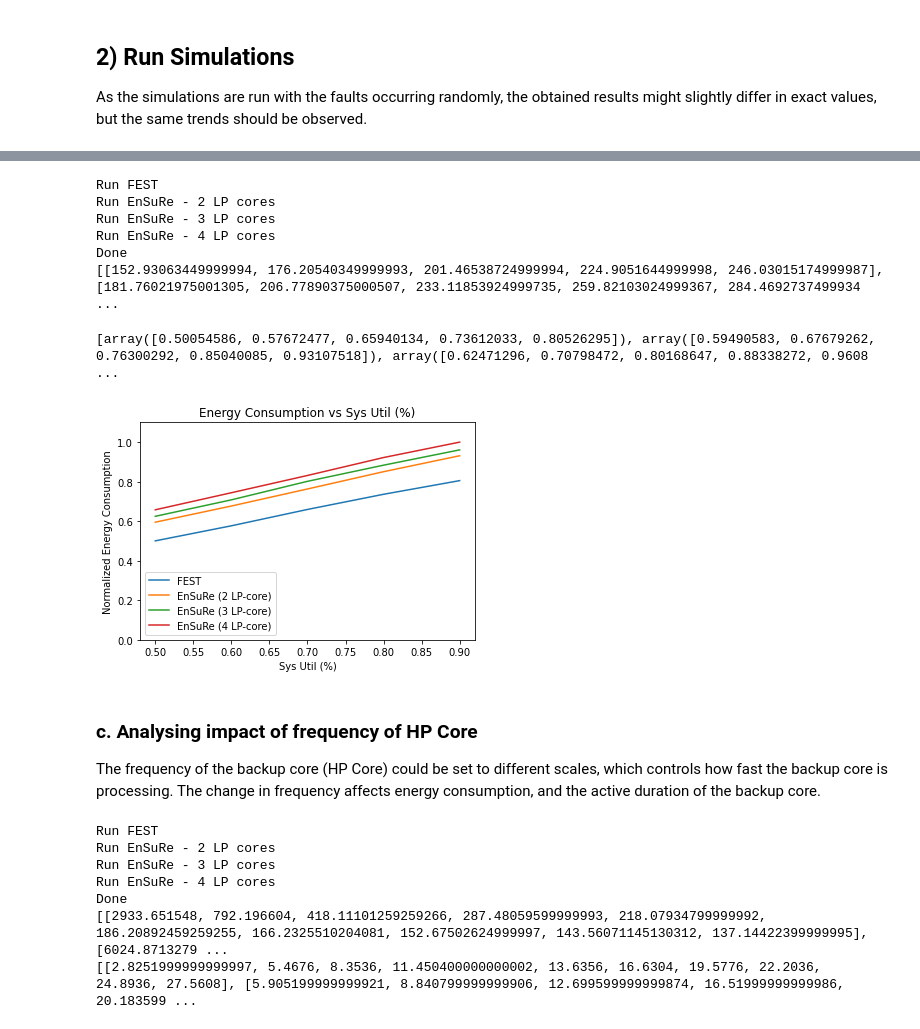
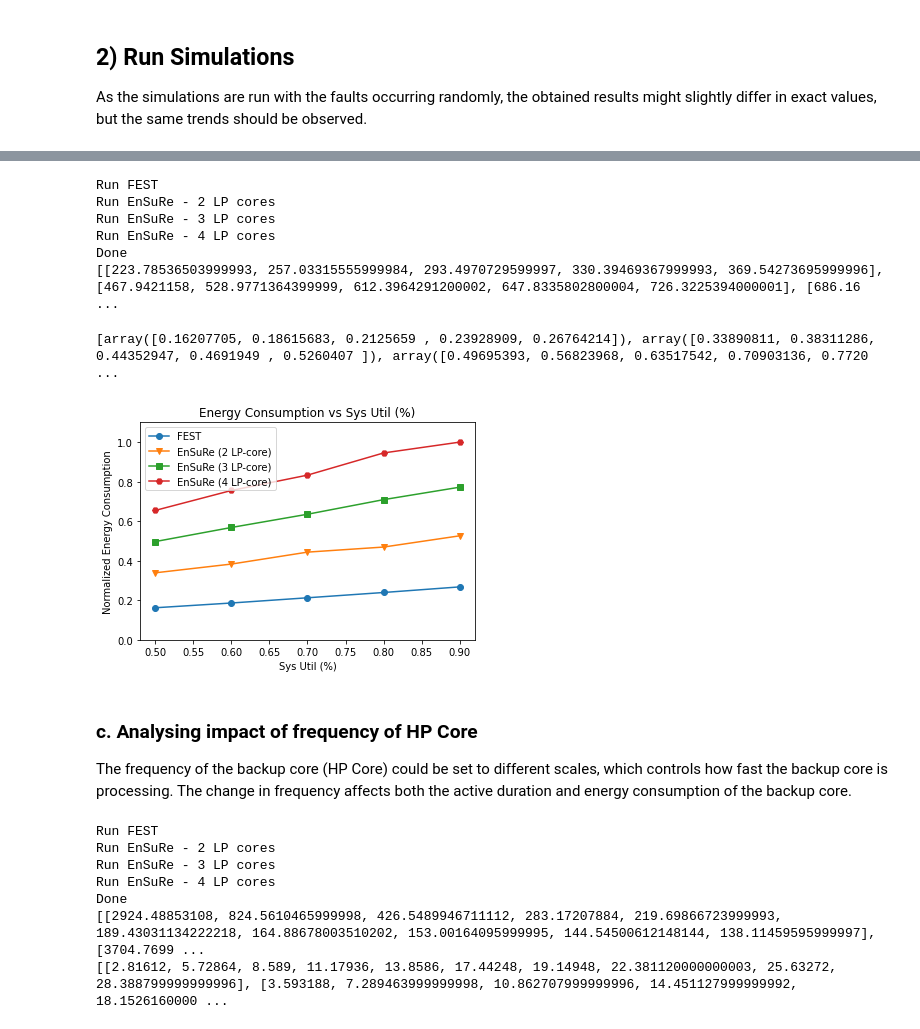
Before and after one commit to amin-kian/FT-RT-Scheduling-with-RL, a Jupyter notebook: FEST and EnSuRe Simulation.ipynb, the cells around one changed output, grey strips where cells are left out. Saved outputs shown, nothing was run; the diff lists cells and outputs as text; code cells hidden in the pictures.

```diff
--- a/FEST and EnSuRe Simulation.ipynb
+++ b/FEST and EnSuRe Simulation.ipynb
@@ -18,8 +18,9 @@ num_sets = 5  # no. task sets to generate with this configuration
 n = 200  # no. tasks in set
 frame_duration = 500  # length of frame, in ms
 
-precision_dp = 2  # how many decimal places, i.e. 0.01
-time_step = 1 / 10**precision_dp  #0.01
+precision_taskgen = 2 # decimal places for execution time in taskset generation, i.e. 0.01 = 2 dp
+precision_dp = 4  # decimal places for system, i.e. 0.001 = 3 dp
+time_step = 1/10**precision_dp  # how responsive the system is, for execution time to be split into time units
 lp_hp_ratio = 0.8  # ratio of LP core:HP core speeds
 # %% [markdown]
 ## 2) Generate Task Sets (optional)
@@ -31,11 +32,14 @@ As the tasksets are randomly generated, the obtained results might slightly diff
 # import taskset generator algorithm from .py file
 from TasksetGenerator import TasksetGenerator
 
-# 1. Generate tasksets for system utilisation 50%, 60%, 70%, 80%, 90%
+num_lpcores = [1, 2, 3, 4]
+
+# 1. Generate tasksets for system utilisation 50%, 60%, 70%, 80%, 90%, and no. LP cores 1, 2, 3, 4
 for sys_util in sys_utils:
     for i in range(num_sets):
-        taskset_gen = TasksetGenerator("normal", n, frame_duration, sys_util, precision_dp, lp_hp_ratio)
-        taskset_gen.generate('tasksets/sysutil{0}_{1}.csv'.format(sys_util, i))
+        for x in num_lpcores:
+            taskset_gen = TasksetGenerator("normal", n, frame_duration, sys_util, precision_taskgen, x, lp_hp_ratio)
+            taskset_gen.generate('tasksets/sysutil{0}_cores{1}_{2}.csv'.format(sys_util, x, i))
 # %% [markdown]
 ## 2) Run Simulations
 
@@ -65,7 +71,7 @@ def run(scheduler_type, num_lpcores):
     energy_consumed_per_sysutil = 0
     for i in range(num_sets):
         # i. import task set
-        with open('tasksets/sysutil{0}_{1}.csv'.format(sys_util, i)) as read_obj:
+        with open('tasksets/sysutil{0}_cores{1}_{2}.csv'.format(sys_util, 1, i)) as read_obj:
             # pass the file object to reader() to get the reader object
             csv_reader = reader(read_obj)
             # Get all rows of csv from csv_reader object as list of tuples
@@ -164,7 +171,7 @@ def run(scheduler_type, num_lpcores):
         energy_consumed_per_sysutil = 0
         for i in range(num_sets):
             # i. import task set
-            with open('tasksets/sysutil{0}_{1}.csv'.format(sys_util, i)) as read_obj:
+            with open('tasksets/sysutil{0}_cores{1}_{2}.csv'.format(sys_util, num_lpcores, i)) as read_obj:
                 # pass the file object to reader() to get the reader object
                 csv_reader = reader(read_obj)
                 # Get all rows of csv from csv_reader object as list of tuples
@@ -216,7 +223,7 @@ Run EnSuRe - 2 LP cores
 Run EnSuRe - 3 LP cores
 Run EnSuRe - 4 LP cores
 Done
-[[152.93063449999994, 176.20540349999993, 201.46538724999994, 224.9051644999998, 246.03015174999987], [181.76021975001305, 206.77890375000507, 233.11853924999735, 259.82103024999367, 284.4692737499934 ...
+[[223.78536503999993, 257.03315555999984, 293.4970729599997, 330.39469367999993, 369.54273695999996], [467.9421158, 528.9771364399999, 612.3964291200002, 647.8335802800004, 726.3225394000001], [686.16 ...
 # %%
 # 3. Normalize energy consumption
 import numpy as np
@@ -233,31 +240,31 @@ for results in energy_consumed_results:
 
 print(results_norm)
 # %% [output]
-[array([0.50054586, 0.57672477, 0.65940134, 0.73612033, 0.80526295]), array([0.59490583, 0.67679262, 0.76300292, 0.85040085, 0.93107518]), array([0.62471296, 0.70798472, 0.80168647, 0.88338272, 0.9608 ...
+[array([0.16207705, 0.18615683, 0.2125659 , 0.23928909, 0.26764214]), array([0.33890811, 0.38311286, 0.44352947, 0.4691949 , 0.5260407 ]), array([0.49695393, 0.56823968, 0.63517542, 0.70903136, 0.7720 ...
 # %%
 # 4. Plot graph
 
 plt.title('Energy Consumption vs Sys Util (%)')
 plt.xlabel('Sys Util (%)')
 plt.ylabel('Normalized Energy Consumption')
 
 plt.ylim([0.0, 1.1])
 
-plt.plot(sys_utils, results_norm[0], label='FEST')
-plt.plot(sys_utils, results_norm[1], label='EnSuRe (2 LP-core)')
-plt.plot(sys_utils, results_norm[2], label='EnSuRe (3 LP-core)')
-plt.plot(sys_utils, results_norm[3], label='EnSuRe (4 LP-core)')
+plt.plot(sys_utils, results_norm[0], marker='o', label='FEST')
+plt.plot(sys_utils, results_norm[1], marker='v', label='EnSuRe (2 LP-core)')
+plt.plot(sys_utils, results_norm[2], marker='s', label='EnSuRe (3 LP-core)')
+plt.plot(sys_utils, results_norm[3], marker='H', label='EnSuRe (4 LP-core)')
 
 plt.legend()
 
 plt.show()
 # %% [output]
-[figure, old version]
+[figure, new version]
 # %% [markdown]
 ### c. Analysing impact of frequency of HP Core
 
 The frequency of the backup core (HP Core) could be set to different scales, which controls how fast the backup core is processing.
-The change in frequency affects energy consumption, and the active duration of the backup core.
+The change in frequency affects both the active duration and energy consumption of the backup core.
 # %%
 # scheduler parameters
 k = 20
@@ -277,7 +284,7 @@ def run(scheduler_type, num_lpcores):
         active_duration_per_spdratio = 0
         for i in range(num_sets):
             # i. import task set
-            with open('tasksets/sysutil{0}_{1}.csv'.format(sys_util, i)) as read_obj:
+            with open('tasksets/sysutil{0}_cores{1}_{2}.csv'.format(sys_util, 1, i)) as read_obj:
                 # pass the file object to reader() to get the reader object
                 csv_reader = reader(read_obj)
                 # Get all rows of csv from csv_reader object as list of tuples
@@ -352,8 +359,8 @@ Run EnSuRe - 2 LP cores
 Run EnSuRe - 3 LP cores
 Run EnSuRe - 4 LP cores
 Done
-[[2933.651548, 792.196604, 418.11101259259266, 287.48059599999993, 218.07934799999992, 186.20892459259255, 166.2325510204081, 152.67502624999997, 143.56071145130312, 137.14422399999995], [6024.8713279 ...
-[[2.8251999999999997, 5.4676, 8.3536, 11.450400000000002, 13.6356, 16.6304, 19.5776, 22.2036, 24.8936, 27.5608], [5.905199999999921, 8.840799999999906, 12.699599999999874, 16.51999999999986, 20.183599 ...
+[[2924.48853108, 824.5610465999998, 426.5489946711112, 283.17207884, 219.69866723999993, 189.43031134222218, 164.88678003510202, 153.00164095999995, 144.54500612148144, 138.11459595999997], [3704.7699 ...
+[[2.81612, 5.72864, 8.589, 11.17936, 13.8586, 17.44248, 19.14948, 22.381120000000003, 25.63272, 28.388799999999996], [3.593188, 7.289463999999998, 10.862707999999996, 14.451127999999992, 18.1526160000 ...
 # %%
 # 3. Normalize energy consumption
 import numpy as np
```
Also changed, not shown: parts of 17 cells of this notebook, 7 other files.
